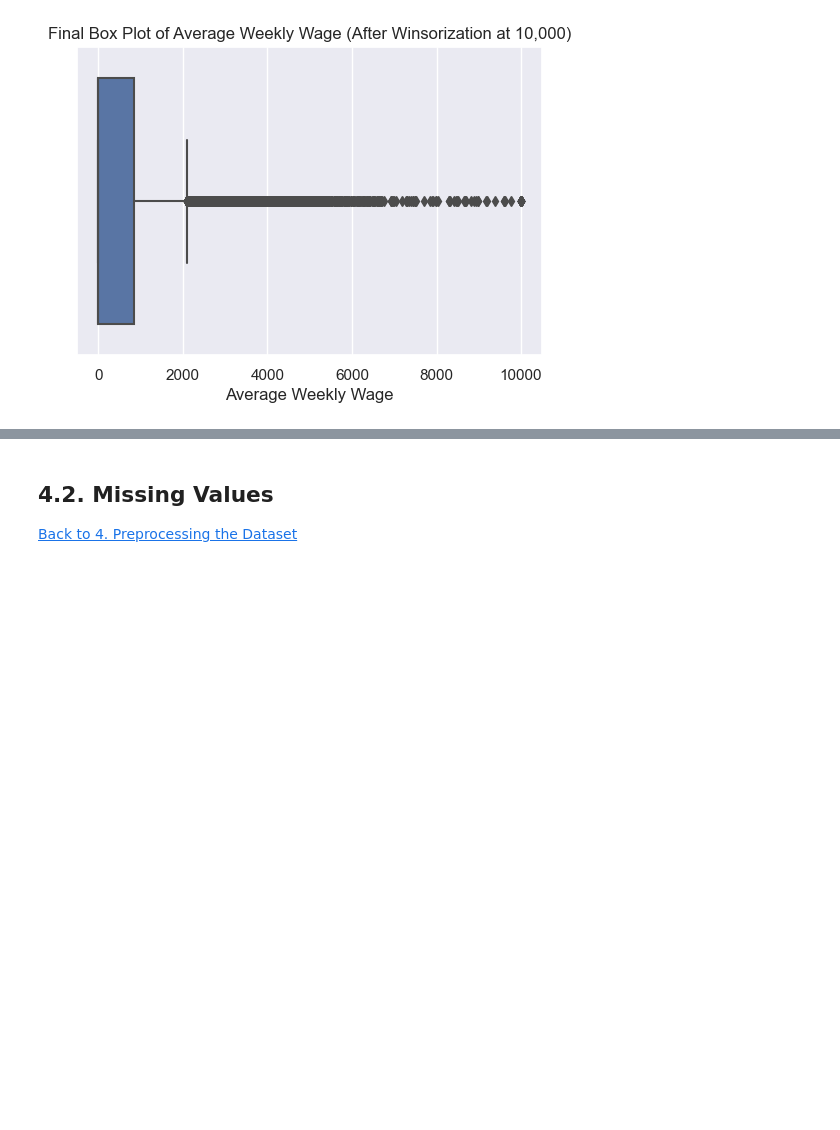
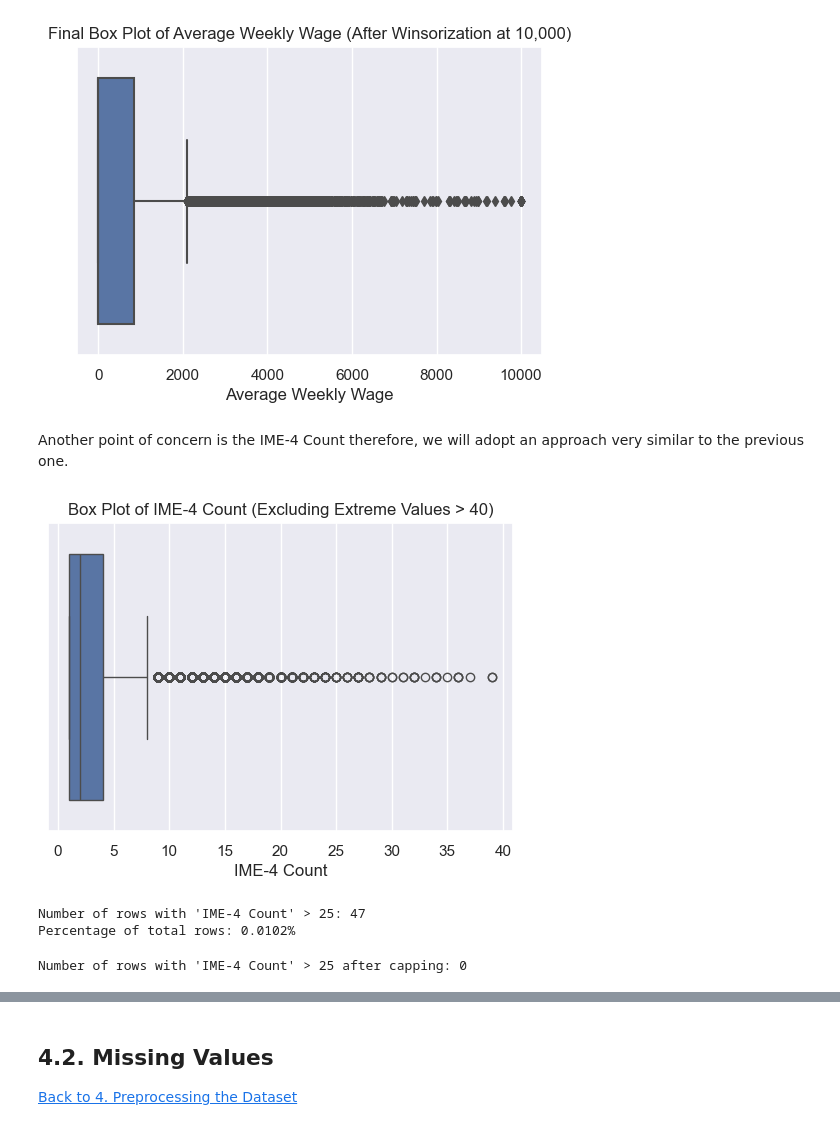
Before and after one commit to xandga/Machine_Learning_project, a Jupyter notebook: Deliverables/2. Preprocessing & Cleaning.ipynb, the cells around one changed output, grey strips where cells are left out. Saved outputs shown, nothing was run; the diff lists cells and outputs as text; code cells hidden in the pictures; blank space fills up the shorter version.

```diff
--- a/Deliverables/2. Preprocessing & Cleaning.ipynb
+++ b/Deliverables/2. Preprocessing & Cleaning.ipynb
@@ -264,3 +262,46 @@ plt.xlabel("Average Weekly Wage")
 plt.show()
 # %% [output]
 [figure]
+# %% [markdown]
+Another point of concern is the IME-4 Count therefore, we will adopt an approach very similar to the previous one.
+# %%
+# Filter out extreme values
+filtered_IME = X_train['IME-4 Count'][X_train['IME-4 Count'] <= 40]
+
+# Plot the boxplot for IME-4 Count excluding extreme values
+plt.figure(figsize=(6, 4))
+sns.boxplot(x=filtered_IME)
+plt.title("Box Plot of IME-4 Count (Excluding Extreme Values > 40)")
+plt.xlabel("IME-4 Count")
+plt.show()
+# %% [output]
+[figure, added]
+# %%
+# Define the threshold for outliers
+outlier_threshold = 25
+
+# Identify rows with 'IME-4 Count' above the threshold
+outlier_rows = X_train[X_train['IME-4 Count'] > outlier_threshold]
+
+# Calculate the percentage of rows identified as outliers
+num_outliers = outlier_rows.shape[0]
+total_rows = X_train.shape[0]
+outlier_percentage = (num_outliers / total_rows) * 100
+
+# Print results
+print(f"Number of rows with 'IME-4 Count' > {outlier_threshold}: {num_outliers}")
+print(f"Percentage of total rows: {outlier_percentage:.4f}%")
+# %% [output]
+Number of rows with 'IME-4 Count' > 25: 47
+Percentage of total rows: 0.0102%
+# %%
+# Cap the 'IME-4 Count' values at 25 (Winsorization)
+X_train['IME-4 Count'] = X_train['IME-4 Count'].clip(upper=25)
+X_val['IME-4 Count'] = X_val['IME-4 Count'].clip(upper=25)
+df_test['IME-4 Count'] = df_test['IME-4 Count'].clip(upper=25)
+
+# Verify the changes
+print("Number of rows with 'IME-4 Count' > 25 after capping:",
+      (X_train['IME-4 Count'] > 25).sum())
+# %% [output]
+Number of rows with 'IME-4 Count' > 25 after capping: 0
```
Also changed, not shown: parts of 6 cells of this notebook.
